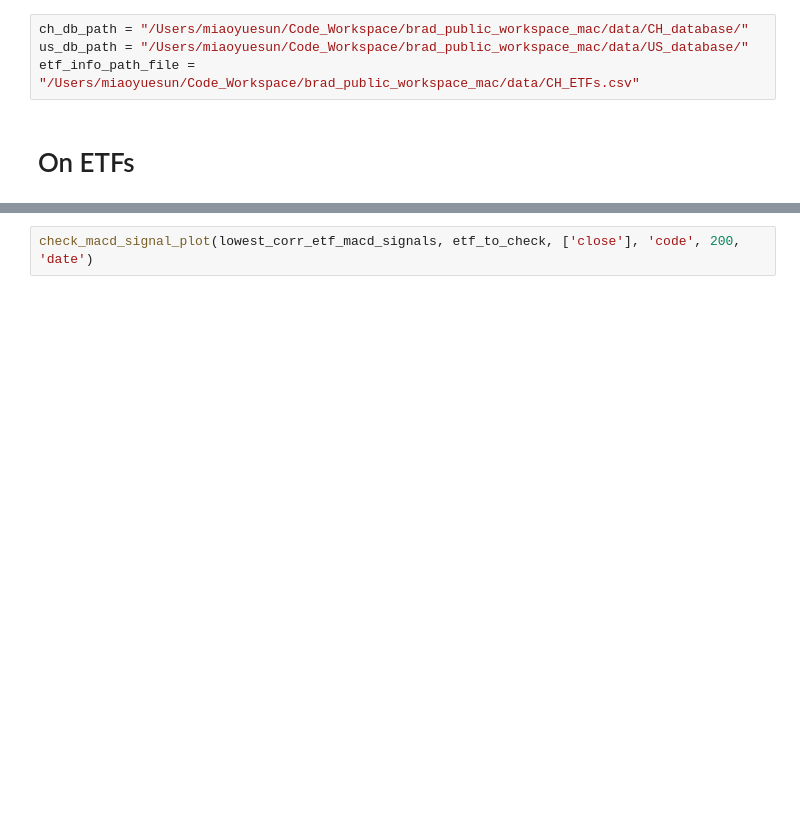
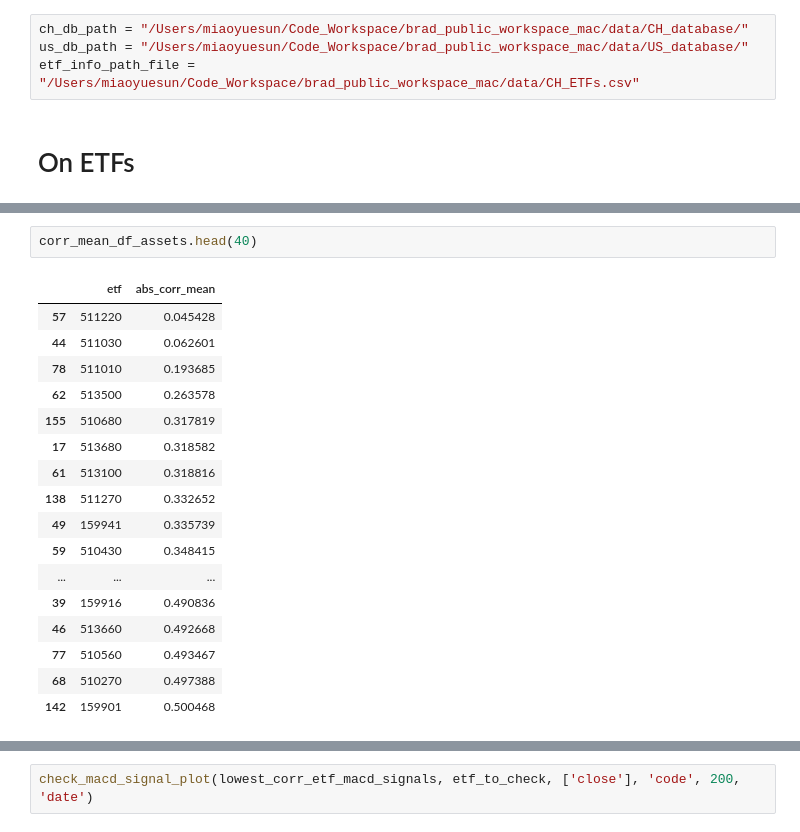
Before and after one commit to bradsun91/brad_public_workspace_mac, a Jupyter notebook: quant_research/RESEARCH_1_CORR_HEATMAP_MACD_SIGNAL.ipynb, the cells around one changed output, grey strips where cells are left out. Cells and saved outputs as stored; diff of their text form; blank space fills up the shorter version.

```diff
--- a/quant_research/RESEARCH_1_CORR_HEATMAP_MACD_SIGNAL.ipynb
+++ b/quant_research/RESEARCH_1_CORR_HEATMAP_MACD_SIGNAL.ipynb
@@ -261,3 +270,23 @@ See the caveats in the documentation: http://pandas.pydata.org/pandas-docs/stabl
+# %%
+corr_mean_df_assets.head(40)
+# %% [output]
+|  | etf | abs_corr_mean |
+| 57 | 511220 | 0.045428 |
+| 44 | 511030 | 0.062601 |
+| 78 | 511010 | 0.193685 |
+| 62 | 513500 | 0.263578 |
+| 155 | 510680 | 0.317819 |
+| 17 | 513680 | 0.318582 |
+| 61 | 513100 | 0.318816 |
+| 138 | 511270 | 0.332652 |
+| 49 | 159941 | 0.335739 |
+| 59 | 510430 | 0.348415 |
+| ... | ... | ... |
+| 39 | 159916 | 0.490836 |
+| 46 | 513660 | 0.492668 |
+| 77 | 510560 | 0.493467 |
+| 68 | 510270 | 0.497388 |
+| 142 | 159901 | 0.500468 |
 # %%
 most_recent_etf_macd_signals
 # %% [output]
```
Also changed, not shown: parts of 4 cells of this notebook, 3 other files.
